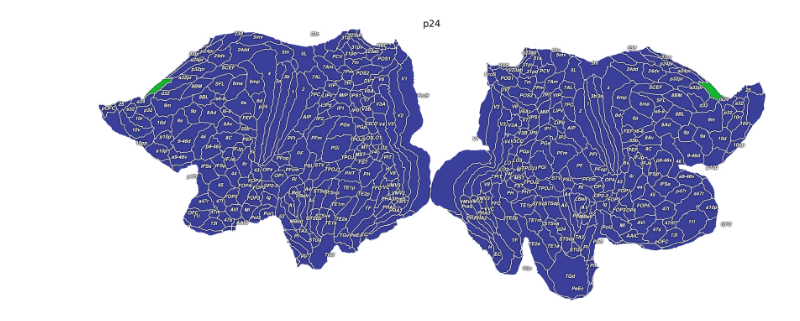
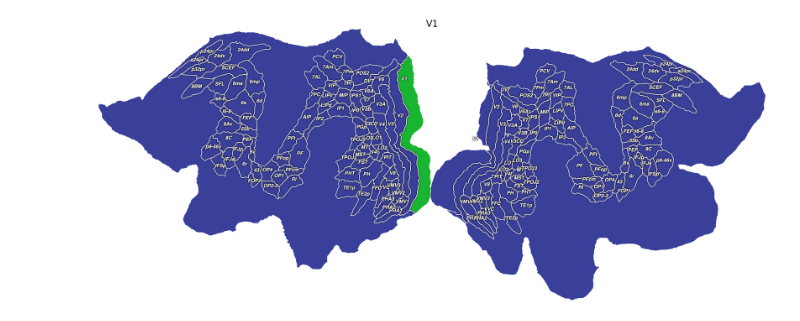
Before and after one commit to mszinte/RetinoMaps, a Jupyter notebook: analysis_code/atlas/creat_170k_mmp_rois_mask.ipynb, the cells around one changed output. Drawn from its saved outputs; the diff is of its cells as text; code cells hidden in the pictures.

```diff
--- a/analysis_code/atlas/creat_170k_mmp_rois_mask.ipynb
+++ b/analysis_code/atlas/creat_170k_mmp_rois_mask.ipynb
@@ -28,13 +33,32 @@ rois_dict_59k = dict(np.load('{}/{}'.format(mmp_rois_dir,mmp_rois_fn)))
 # %%
-data_59k, mask_59k = from_170k_to_59k(img=img_170k, data=data_170k, return_concat_hemis=True, return_59k_mask=True, return_170k_mask=False)
+results = from_170k_to_59k(img=img_170k, data=data_170k, return_concat_hemis=False, return_59k_mask=True)
+data_59k_L = results['data_L']
+data_59k_R = results['data_R']
+mask_59k = results['mask_59k']
+# %%
+mask_59k_L = mask_59k[:lh_vert_num]
+mask_59k_R = mask_59k[-rh_vert_num:]
+# %%
+rois_dict_59k_L = {roi: data[:lh_vert_num] for roi, data in rois_dict_59k.items()}
+rois_dict_59k_R = {roi: data[-rh_vert_num:] for roi, data in rois_dict_59k.items()}
 # %%
-rois_dict_170k = {}
 n_vertrx_170k = data_170k.shape[1]
 
-for key, value in rois_dict_59k.items():
-    rois_dict_170k[key] = value[mask_59k]
-    vertex_to_add = n_vertrx_170k - len(value[mask_59k])
-    rois_dict_170k[key] = np.concatenate((value[mask_59k], np.full(vertex_to_add, False)))
+rois_dict_170k_L = {}
+for key, value in rois_dict_59k_L.items():
+    rois_dict_170k_L[key] = value[mask_59k_L]
+    vertex_to_add = n_vertrx_170k - len(value[mask_59k_L])
+    rois_dict_170k_L[key] = np.concatenate((value[mask_59k_L], np.full(vertex_to_add, False)))
+
+rois_dict_170k_R = {}
+for key, value in rois_dict_59k_R.items():
+    rois_dict_170k_R[key] = value[mask_59k_R]
+    vertex_to_add = n_vertrx_170k - (len(value[mask_59k_R])+len(value[mask_59k_L]))
+
+
+
+
+    rois_dict_170k_R[key] = np.concatenate((np.full(len(value[mask_59k_L]), False),value[mask_59k_R], np.full(vertex_to_add, False)))
 # %%
 atlas_dir = '{}/{}/analysis_code/atlas'.format(code_dir,project_dir)
 os.makedirs(atlas_dir, exist_ok=True)
@@ -46,16 +73,16 @@ rois_59k_fn = 'mmp_atlas_rois_59k.npz'
 np.savez('{}/{}'.format(atlas_dir,rois_59k_fn), **rois_dict_59k)
 # %%
 # Make verification with replot areas
-roi_name = 'p24'
+roi_name = 'V1'
 pycortex_subject = 'sub-170k'
-roi_data = np.array((rois_dict_170k[roi_name] == True).astype(np.int32)).reshape((1, rois_dict_170k[roi_name].shape[0]))
+roi_data = np.array((rois_dict_170k_L[roi_name] == True).astype(np.int32)).reshape((1, rois_dict_170k_L[roi_name].shape[0]))
 
-roi_data_59k = from_170k_to_59k(img=img_170k, data=roi_data, return_concat_hemis=True, return_59k_mask=False, return_170k_mask=False)
+results = from_170k_to_59k(img=img_170k, data=roi_data, return_concat_hemis=True, return_59k_mask=False)
+roi_data_59k = results['data_concat']
 
-
-vertex_data = cortex.Vertex(roi_data_59k[0,:], pycortex_subject, cmap='BROYG',vmin=0,vmax=1)
+vertex_data = cortex.Vertex(roi_data_59k[0,:], pycortex_subject, cmap='BROYG', vmin=0, vmax=1)
 cortex.quickshow(vertex_data, with_colorbar=False)
 plt.title('{}'.format(roi_name),fontsize=25)
 plt.show()
 # %% [output]
-[figure, old version]
+[figure, new version]
```
Also changed, not shown: parts of 3 cells of this notebook, 17 other files.
